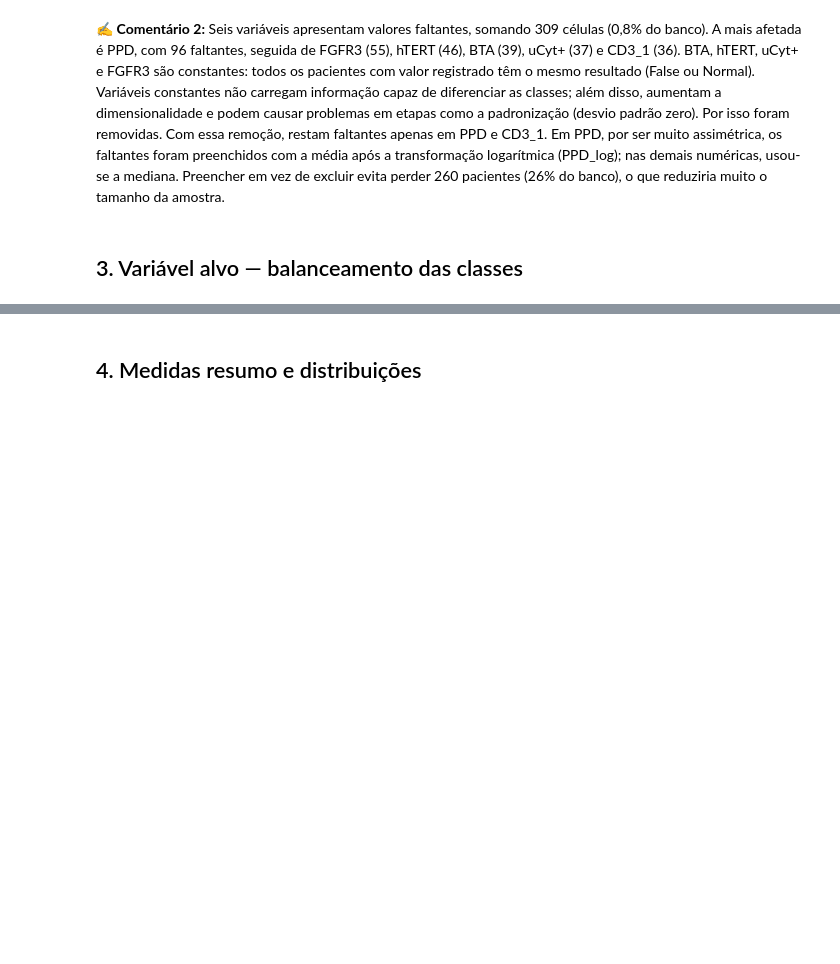
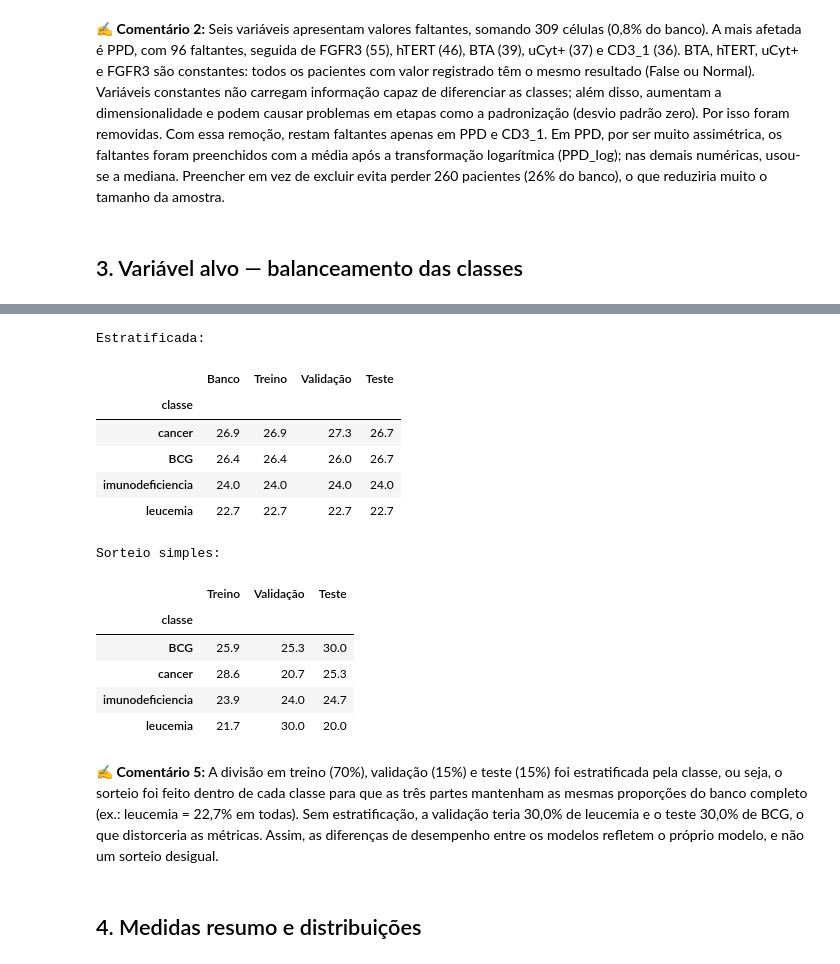
Before and after one commit to GabrielaKoerich/projeto_python_ml, a Jupyter notebook: notebooks/01_AED_relatorio_comentado.ipynb, the cells around one changed output, grey strips where cells are left out. Saved outputs shown, nothing was run; the diff lists cells and outputs as text; code cells hidden in the pictures; blank space fills up the shorter version.

```diff
--- a/notebooks/01_AED_relatorio_comentado.ipynb
+++ b/notebooks/01_AED_relatorio_comentado.ipynb
@@ -147,3 +201,46 @@ plt.show()
+# %%
+# Proporção das classes: divisão estratificada x sorteio simples
+import sys
+sys.path.append("..")  # permite importar a pasta src a partir de notebooks/
+from sklearn.model_selection import train_test_split
+from src.dados import estruturar_dados, dividir_dados
+
+df_estr = estruturar_dados(df)
+
+# Estratificada (a usada no projeto)
+treino, validacao, teste = dividir_dados(df_estr)
+
+# Sorteio simples, só para comparação
+t_s, resto_s = train_test_split(df_estr, test_size=0.30, random_state=42)
+v_s, te_s = train_test_split(resto_s, test_size=0.50, random_state=42)
+
+def proporcoes(partes):
+    return pd.DataFrame(
+        {nome: (d["classe"].value_counts(normalize=True) * 100).round(1)
+         for nome, d in partes.items()}
+    )
+
+print("Estratificada:")
+display(proporcoes({"Banco": df_estr, "Treino": treino, "Validação": validacao, "Teste": teste}))
+print("Sorteio simples:")
+display(proporcoes({"Treino": t_s, "Validação": v_s, "Teste": te_s}))
+# %% [output]
+Estratificada:
+|  | Banco | Treino | Validação | Teste |
+| classe |  |  |  |  |
+| cancer | 26.9 | 26.9 | 27.3 | 26.7 |
+| BCG | 26.4 | 26.4 | 26.0 | 26.7 |
+| imunodeficiencia | 24.0 | 24.0 | 24.0 | 24.0 |
+| leucemia | 22.7 | 22.7 | 22.7 | 22.7 |
+Sorteio simples:
+|  | Treino | Validação | Teste |
+| classe |  |  |  |
+| BCG | 25.9 | 25.3 | 30.0 |
+| cancer | 28.6 | 20.7 | 25.3 |
+| imunodeficiencia | 23.9 | 24.0 | 24.7 |
+| leucemia | 21.7 | 30.0 | 20.0 |
+# %% [markdown]
+✍️ **Comentário 5:** A divisão em treino (70%), validação (15%) e teste (15%) foi estratificada pela classe, ou seja, o sorteio foi feito dentro de cada classe para que as três partes mantenham as mesmas proporções do banco completo (ex.: leucemia = 22,7% em todas). Sem estratificação, a validação teria 30,0% de leucemia e o teste 30,0% de BCG, o que distorceria as métricas. Assim, as diferenças de desempenho entre os modelos refletem o próprio modelo, e não um sorteio desigual.
 # %% [markdown]
 ## 4. Medidas resumo e distribuições
 # %%
```
Also changed, not shown: parts of 10 cells of this notebook.
